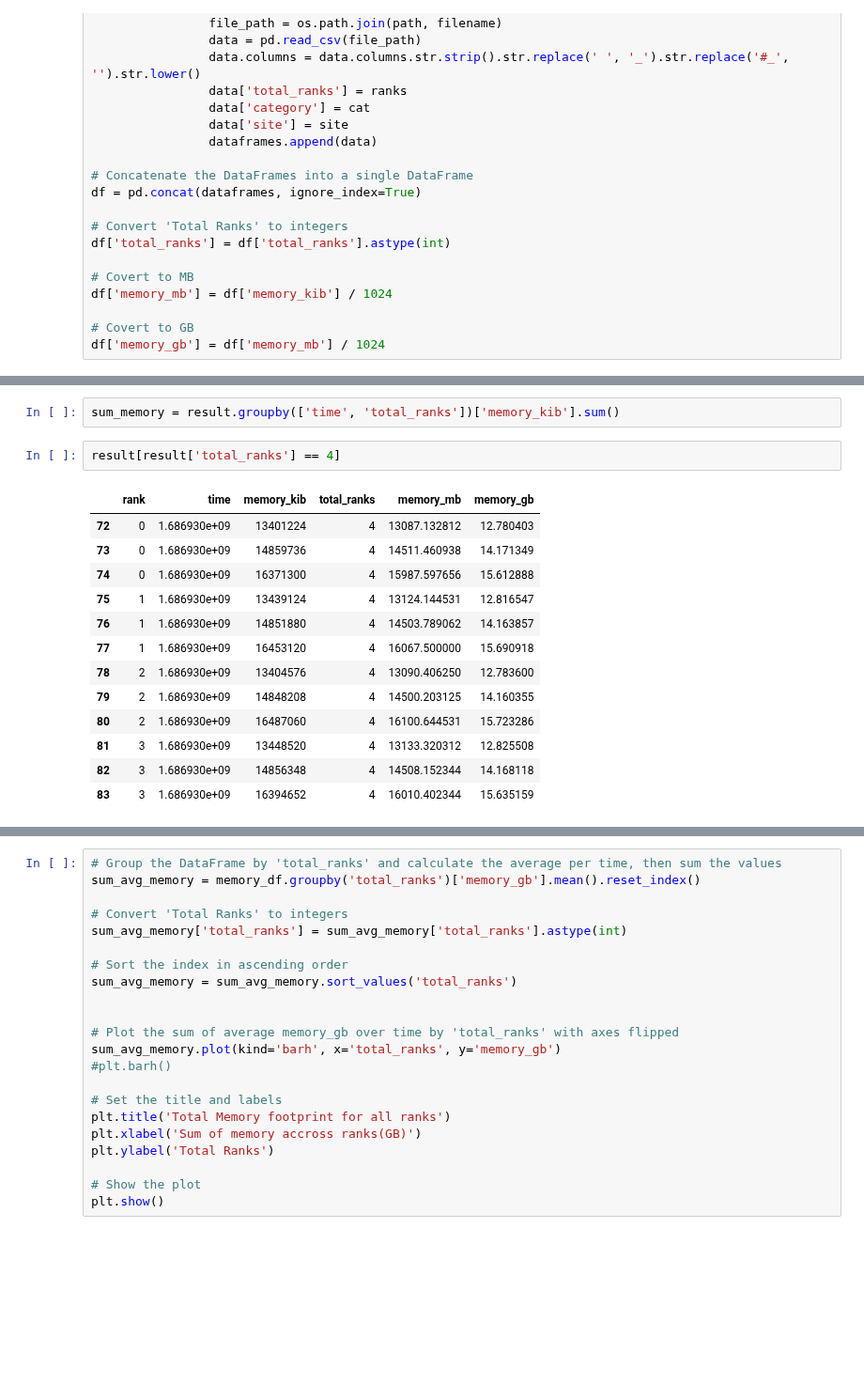
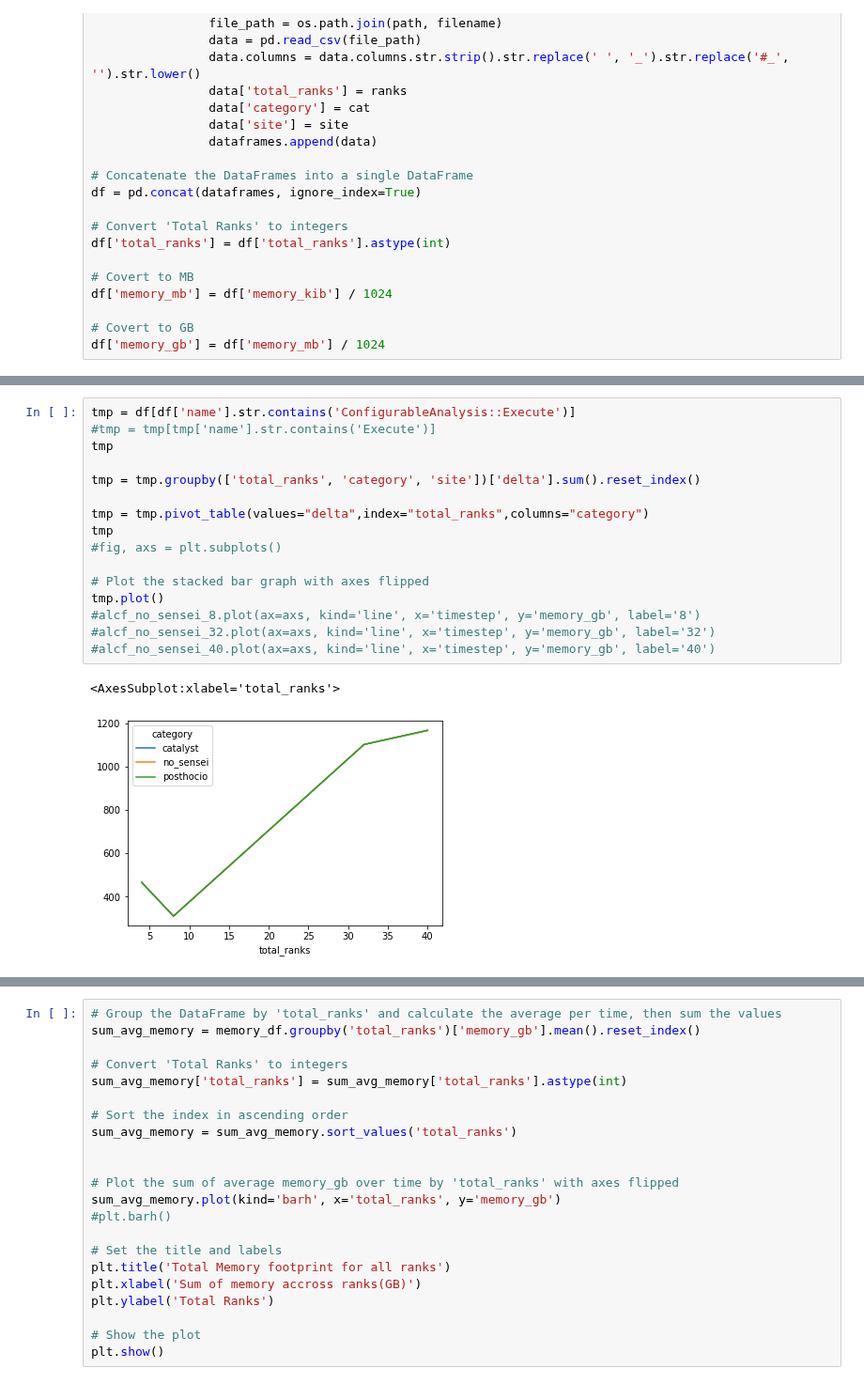
Before and after one commit to mvictoras/isav23-analysis, a Jupyter notebook: Paper Analysis.ipynb, the cells around one changed output, grey strips where cells are left out. Shown at 94% size. Cells and saved outputs as stored; diff of their text form; blank space fills up the shorter version.

Commit message:
Improved analysis

```diff
--- a/Paper Analysis.ipynb
+++ b/Paper Analysis.ipynb
@@ -225,18 +183,19 @@ plt.show()
-# %%
-sum_memory = result.groupby(['time', 'total_ranks'])['memory_kib'].sum()
-# %%
-result[result['total_ranks'] == 4]
-# %% [output]
-|  | rank | time | memory_kib | total_ranks | memory_mb | memory_gb |
-| 72 | 0 | 1.686930e+09 | 13401224 | 4 | 13087.132812 | 12.780403 |
-| 73 | 0 | 1.686930e+09 | 14859736 | 4 | 14511.460938 | 14.171349 |
-| 74 | 0 | 1.686930e+09 | 16371300 | 4 | 15987.597656 | 15.612888 |
-| 75 | 1 | 1.686930e+09 | 13439124 | 4 | 13124.144531 | 12.816547 |
-| 76 | 1 | 1.686930e+09 | 14851880 | 4 | 14503.789062 | 14.163857 |
-| 77 | 1 | 1.686930e+09 | 16453120 | 4 | 16067.500000 | 15.690918 |
-| 78 | 2 | 1.686930e+09 | 13404576 | 4 | 13090.406250 | 12.783600 |
-| 79 | 2 | 1.686930e+09 | 14848208 | 4 | 14500.203125 | 14.160355 |
-| 80 | 2 | 1.686930e+09 | 16487060 | 4 | 16100.644531 | 15.723286 |
-| 81 | 3 | 1.686930e+09 | 13448520 | 4 | 13133.320312 | 12.825508 |
-| 82 | 3 | 1.686930e+09 | 14856348 | 4 | 14508.152344 | 14.168118 |
-| 83 | 3 | 1.686930e+09 | 16394652 | 4 | 16010.402344 | 15.635159 |
+# %%
+tmp = df[df['name'].str.contains('ConfigurableAnalysis::Execute')]
+#tmp = tmp[tmp['name'].str.contains('Execute')]
+tmp
+
+tmp = tmp.groupby(['total_ranks', 'category', 'site'])['delta'].sum().reset_index()
+
+tmp = tmp.pivot_table(values="delta",index="total_ranks",columns="category")
+tmp
+#fig, axs = plt.subplots()
+
+# Plot the stacked bar graph with axes flipped
+tmp.plot()
+#alcf_no_sensei_8.plot(ax=axs, kind='line', x='timestep', y='memory_gb', label='8')
+#alcf_no_sensei_32.plot(ax=axs, kind='line', x='timestep', y='memory_gb', label='32')
+#alcf_no_sensei_40.plot(ax=axs, kind='line', x='timestep', y='memory_gb', label='40')
+# %% [output]
+<AxesSubplot:xlabel='total_ranks'>
+[figure, added]
```
Also changed, not shown: parts of 16 cells of this notebook, 1 other file.
